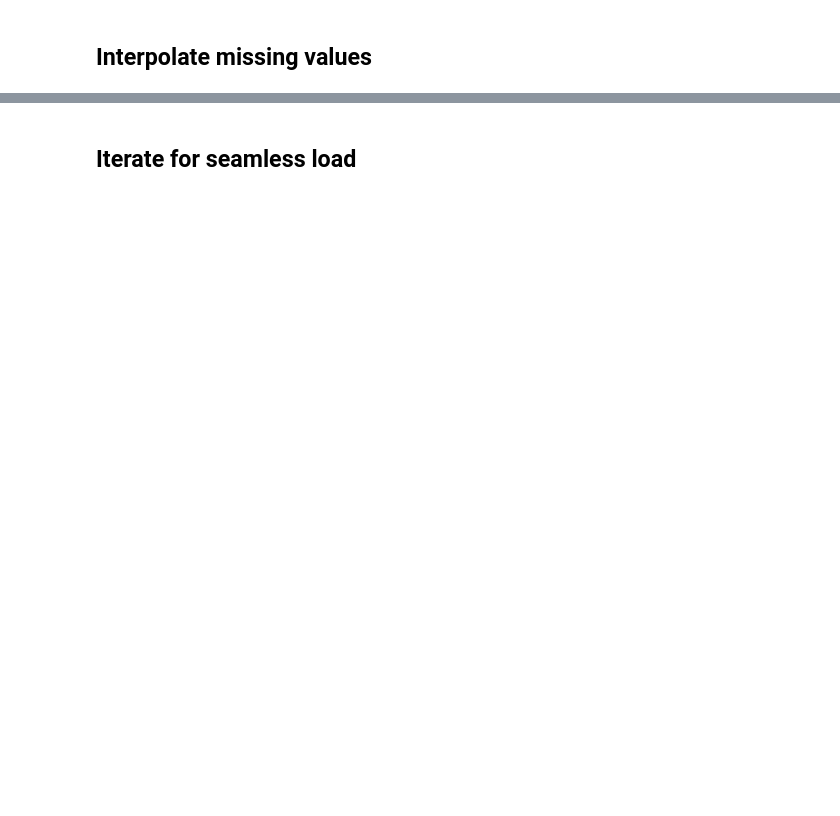
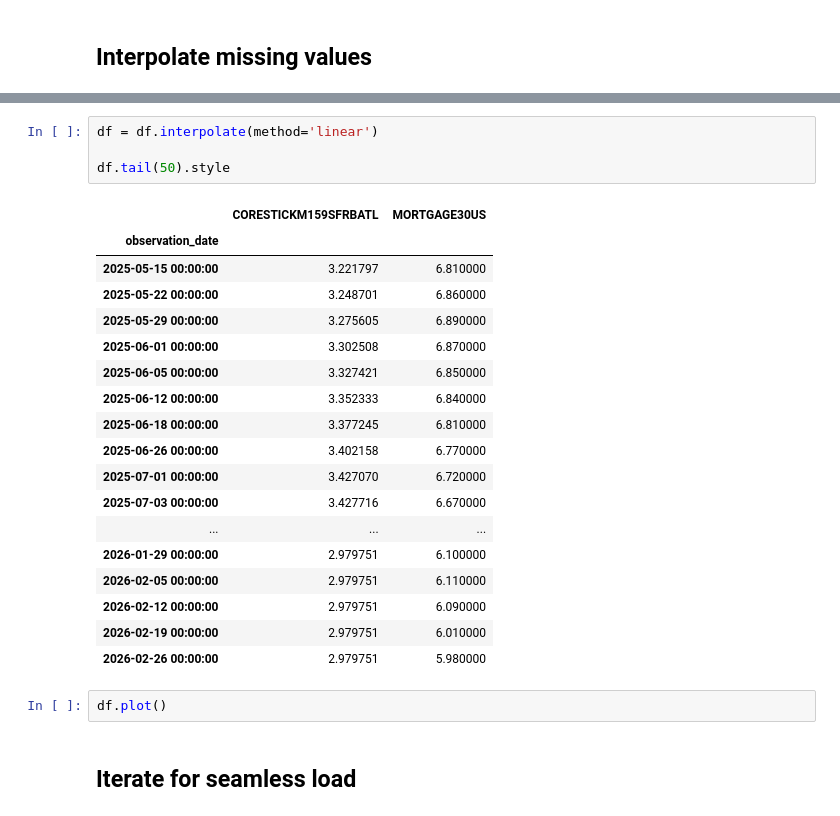
Before and after one commit to emurph91/practical-python-for-time-series-analysis-5452014, a Jupyter notebook: notebooks/CH01_Join/Start.ipynb, the cells around one changed output, grey strips where cells are left out. Saved outputs shown, nothing was run; the diff lists cells and outputs as text; blank space fills up the shorter version.

```diff
--- a/notebooks/CH01_Join/Start.ipynb
+++ b/notebooks/CH01_Join/Start.ipynb
@@ -108,2 +127,27 @@ df["Close"].plot()
+# %%
+df = df.interpolate(method='linear')
+
+df.tail(50).style
+# %% [output]
+|  | CORESTICKM159SFRBATL | MORTGAGE30US |
+| observation_date |  |  |
+| 2025-05-15 00:00:00 | 3.221797 | 6.810000 |
+| 2025-05-22 00:00:00 | 3.248701 | 6.860000 |
+| 2025-05-29 00:00:00 | 3.275605 | 6.890000 |
+| 2025-06-01 00:00:00 | 3.302508 | 6.870000 |
+| 2025-06-05 00:00:00 | 3.327421 | 6.850000 |
+| 2025-06-12 00:00:00 | 3.352333 | 6.840000 |
+| 2025-06-18 00:00:00 | 3.377245 | 6.810000 |
+| 2025-06-26 00:00:00 | 3.402158 | 6.770000 |
+| 2025-07-01 00:00:00 | 3.427070 | 6.720000 |
+| 2025-07-03 00:00:00 | 3.427716 | 6.670000 |
+| ... | ... | ... |
+| 2026-01-29 00:00:00 | 2.979751 | 6.100000 |
+| 2026-02-05 00:00:00 | 2.979751 | 6.110000 |
+| 2026-02-12 00:00:00 | 2.979751 | 6.090000 |
+| 2026-02-19 00:00:00 | 2.979751 | 6.010000 |
+| 2026-02-26 00:00:00 | 2.979751 | 5.980000 |
+# %%
+df.plot()
 # %% [markdown]
 ## Iterate for seamless load
```
Also changed, not shown: parts of 30 cells of this notebook.
